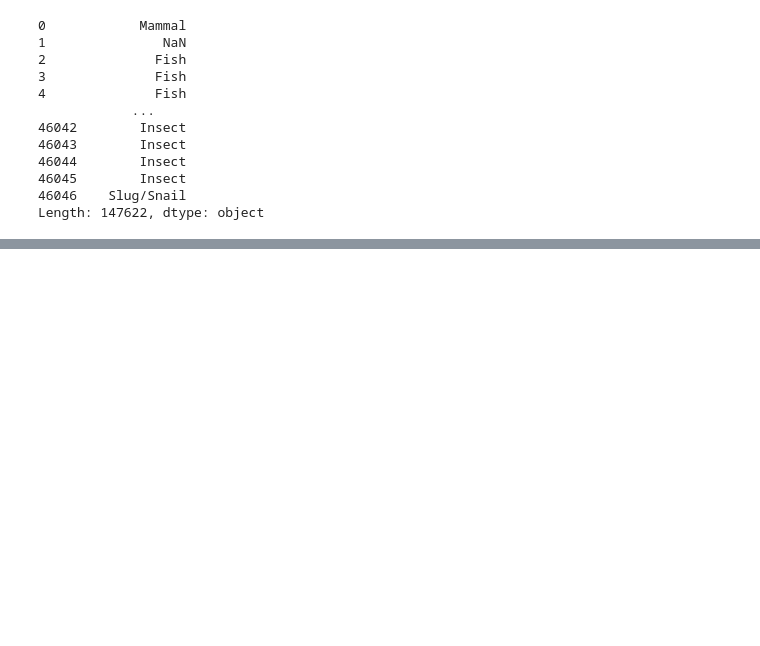
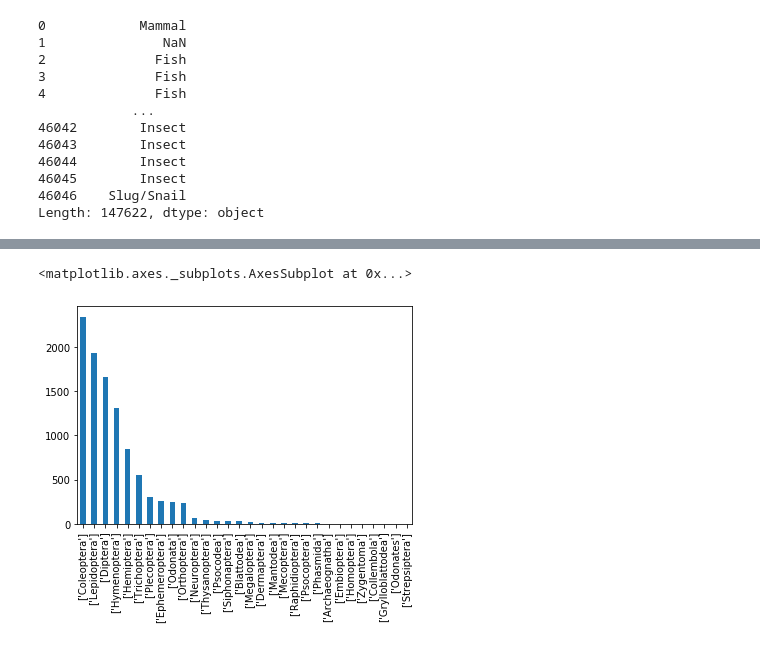
Before and after one commit to till22G/Web_Data_Integration_Project, a Jupyter notebook: notebooks/Data Inspection for Identity resolution.ipynb, the cells around one changed output, grey strips where cells are left out. Cells and saved outputs as stored; diff of their text form; code cells hidden in the pictures; blank space fills up the shorter version.

```diff
--- a/notebooks/Data Inspection for Identity resolution.ipynb
+++ b/notebooks/Data Inspection for Identity resolution.ipynb
@@ -95,0 +153,5 @@ Length: 147622, dtype: object
+# %%
+biodiversity[biodiversity['Categories'] == 'Insect']['Orders'].value_counts().plot(kind='bar')
+# %% [output]
+<matplotlib.axes._subplots.AxesSubplot at 0x...>
+[figure, added]
```
Also changed, not shown: parts of 11 cells of this notebook, 1 other file.
